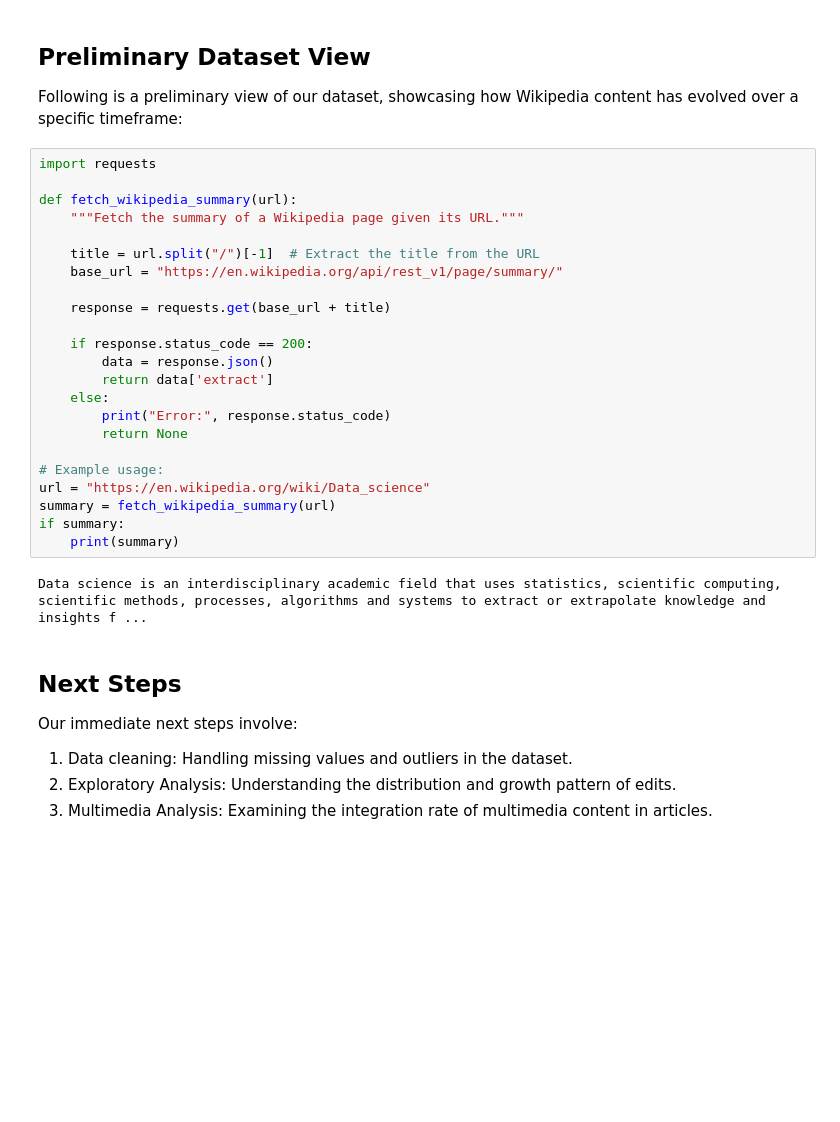
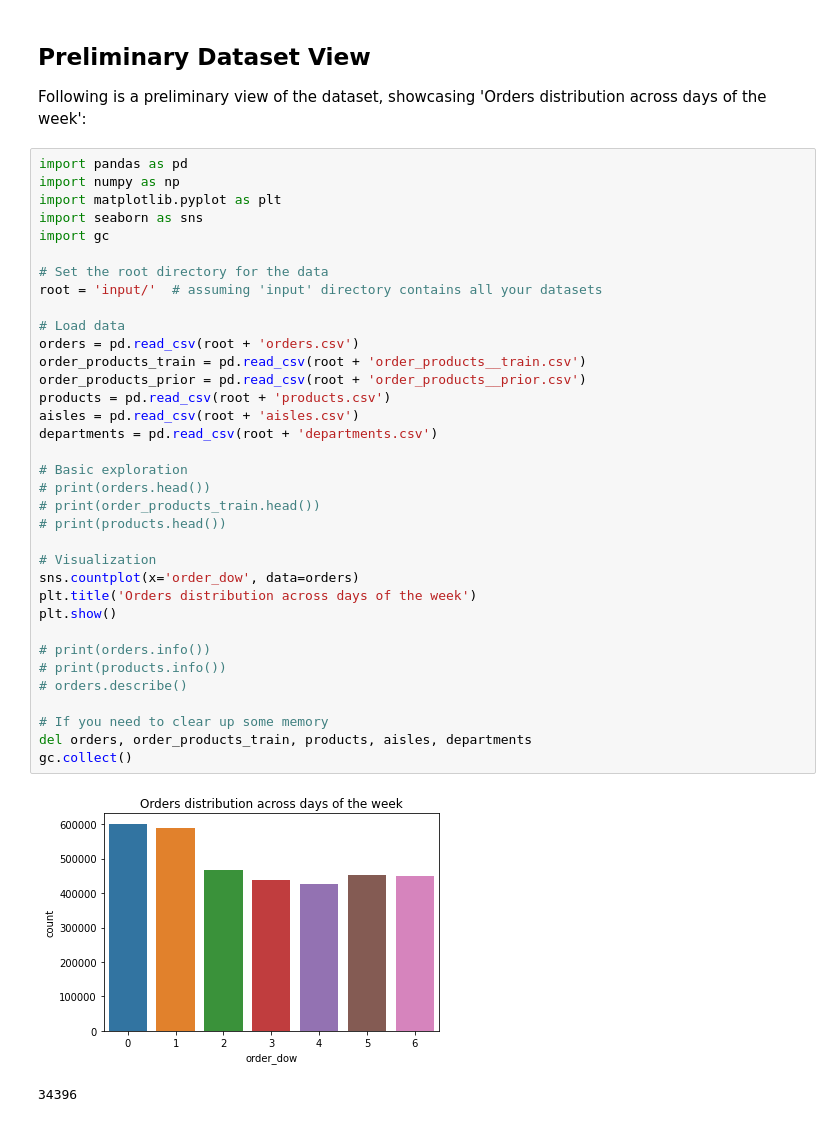
Before and after one commit to cur8tor/tmartzDS, a Jupyter notebook: milestone1.ipynb, the cells around one changed output. Drawn from its saved outputs; the diff is of its cells as text; blank space fills up the shorter version.

```diff
--- a/milestone1.ipynb
+++ b/milestone1.ipynb
@@ -25,34 +48,41 @@ We've initiated the process by extracting a subset of the Wikipedia Revision His
 # %% [markdown]
 ## Preliminary Dataset View
-Following is a preliminary view of our dataset, showcasing how Wikipedia content has evolved over a specific timeframe:
+Following is a preliminary view of the dataset, showcasing 'Orders distribution across days of the week':
-# %%
-import requests
-
-def fetch_wikipedia_summary(url):
-    """Fetch the summary of a Wikipedia page given its URL."""
-
-    title = url.split("/")[-1]  # Extract the title from the URL
-    base_url = "https://en.wikipedia.org/api/rest_v1/page/summary/"
-
-    response = requests.get(base_url + title)
-
-    if response.status_code == 200:
-        data = response.json()
-        return data['extract']
-    else:
-        print("Error:", response.status_code)
-        return None
-
-# Example usage:
-url = "https://en.wikipedia.org/wiki/Data_science"
-summary = fetch_wikipedia_summary(url)
-if summary:
-    print(summary)
-# %% [output]
-Data science is an interdisciplinary academic field that uses statistics, scientific computing, scientific methods, processes, algorithms and systems to extract or extrapolate knowledge and insights f ...
-# %% [markdown]
-## Next Steps
-Our immediate next steps involve:
-1. Data cleaning: Handling missing values and outliers in the dataset.
-2. Exploratory Analysis: Understanding the distribution and growth pattern of edits.
-3. Multimedia Analysis: Examining the integration rate of multimedia content in articles.
+# %%
+import pandas as pd
+import numpy as np
+import matplotlib.pyplot as plt
+import seaborn as sns
+import gc
+
+# Set the root directory for the data
+root = 'input/'  # assuming 'input' directory contains all your datasets
+
+# Load data
+orders = pd.read_csv(root + 'orders.csv')
+order_products_train = pd.read_csv(root + 'order_products__train.csv')
+order_products_prior = pd.read_csv(root + 'order_products__prior.csv')
+products = pd.read_csv(root + 'products.csv')
+aisles = pd.read_csv(root + 'aisles.csv')
+departments = pd.read_csv(root + 'departments.csv')
+
+# Basic exploration
+# print(orders.head())
+# print(order_products_train.head())
+# print(products.head())
+
+# Visualization
+sns.countplot(x='order_dow', data=orders)
+plt.title('Orders distribution across days of the week')
+plt.show()
+
+# print(orders.info())
+# print(products.info())
+# orders.describe()
+
+# If you need to clear up some memory
+del orders, order_products_train, products, aisles, departments
+gc.collect()
+# %% [output]
+[figure, added]
+34396
```
Also changed, not shown: parts of 11 cells of this notebook, 8 other files.
